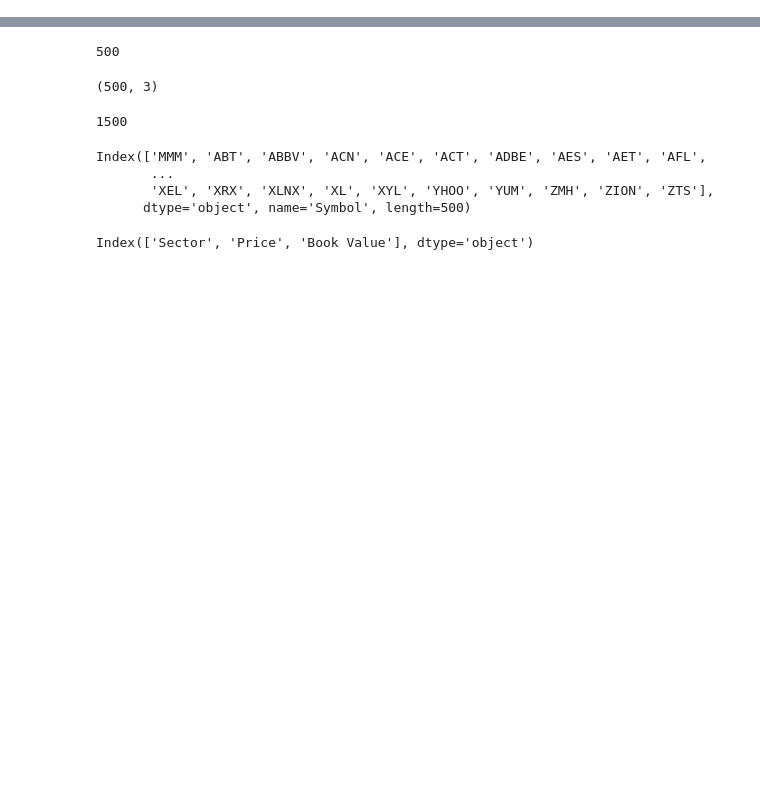
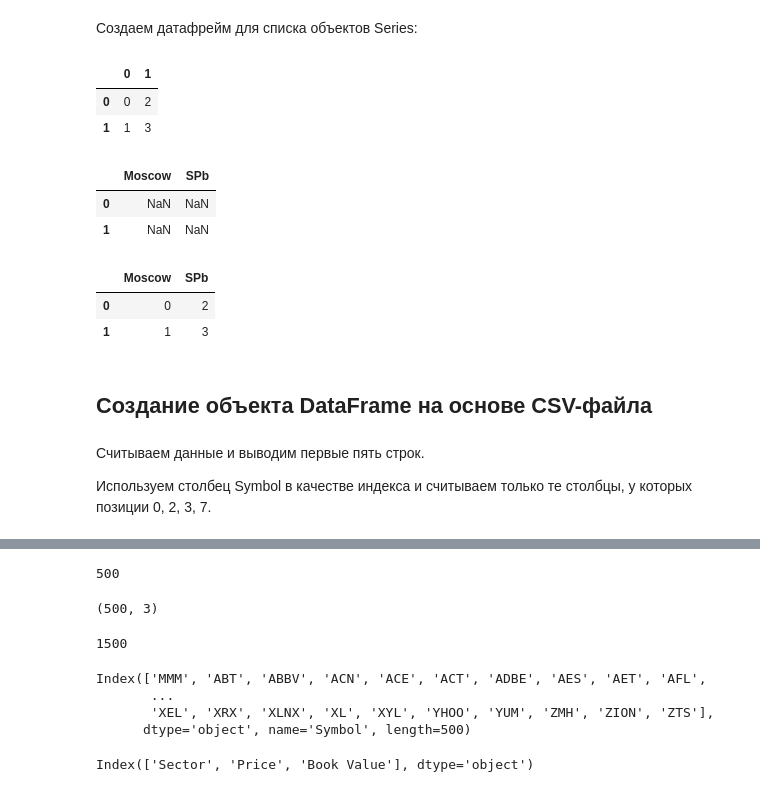
Before and after one commit to dm-fedorov/pandas_basic, a Jupyter notebook: изучаем pandas/04_Представление табличных и многомерных данных с помощью объекта DataFrame.ipynb, the cells around one changed output, grey strips where cells are left out. Cells and saved outputs as stored; diff of their text form; code cells hidden in the pictures; blank space fills up the shorter version.

```diff
--- a/изучаем pandas/04_Представление табличных и многомерных данных с помощью объекта DataFrame.ipynb
+++ b/изучаем pandas/04_Представление табличных и многомерных данных с помощью объекта DataFrame.ipynb
@@ -148,0 +67,33 @@ sp500.head()
+# %% [markdown]
+Создаем датафрейм для списка объектов Series:
+# %%
+temps_at_time0 = pd.Series([0, 2])
+temps_at_time1 = pd.Series([1, 3])
+df = pd.DataFrame([temps_at_time0, temps_at_time1])
+df
+# %% [output]
+|  | 0 | 1 |
+| 0 | 0 | 2 |
+| 1 | 1 | 3 |
+# %%
+df = pd.DataFrame([temps_at_time0, temps_at_time1],
+                  columns=['Moscow', 'SPb'])  # попытаемся задать имена столбцов
+df
+# %% [output]
+|  | Moscow | SPb |
+| 0 | NaN | NaN |
+| 1 | NaN | NaN |
+# %%
+df = pd.DataFrame([temps_at_time0, temps_at_time1])
+df.columns = ['Moscow', 'SPb'] # задаем имена столбцов после создания датафрейма
+df
+# %% [output]
+|  | Moscow | SPb |
+| 0 | 0 | 2 |
+| 1 | 1 | 3 |
+# %% [markdown]
+## Создание объекта DataFrame на основе CSV-файла
+# %% [markdown]
+Считываем данные и выводим первые пять строк.
+
+Используем столбец Symbol в качестве индекса и считываем только те столбцы, у которых позиции 0, 2, 3, 7.
```
Also changed, not shown: parts of 37 cells of this notebook, 2 other files.
